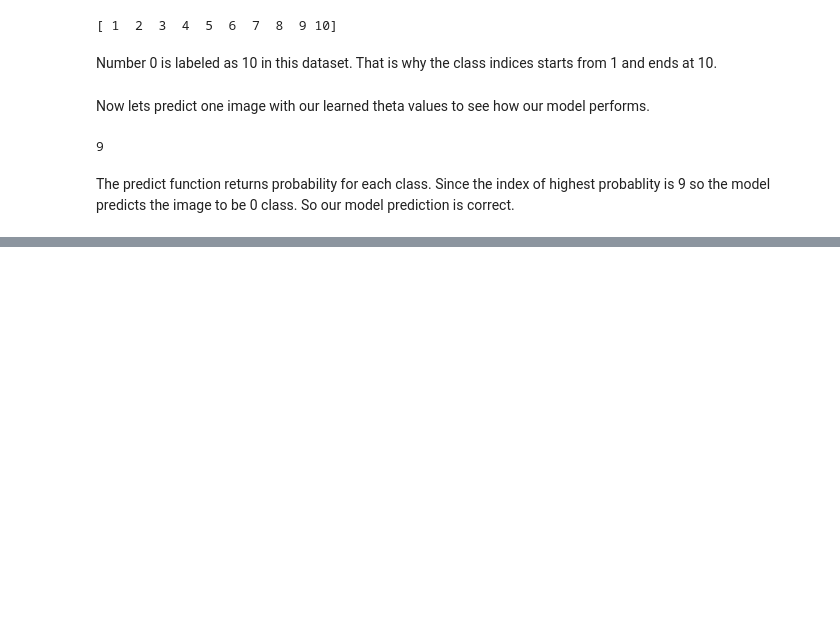
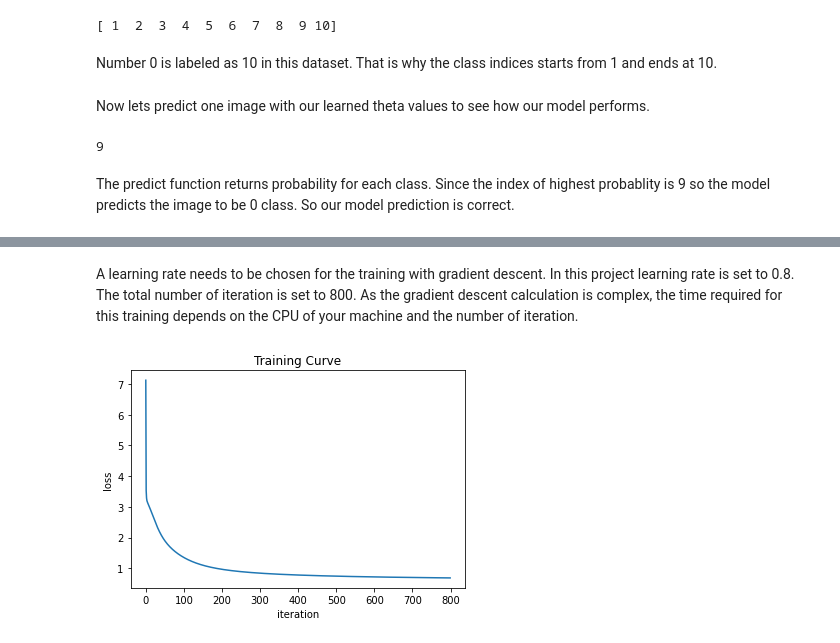
Before and after one commit to shamimtowhid/traditional_ML, a Jupyter notebook: Examples.ipynb, the cells around one changed output, grey strips where cells are left out. Cells and saved outputs as stored; diff of their text form; code cells hidden in the pictures; blank space fills up the shorter version.

Commit message:
completed the Neural Network Project

```diff
--- a/Examples.ipynb
+++ b/Examples.ipynb
@@ -349,0 +369,4 @@ The predict function returns probability for each class. Since the index of high
+# %%
+input_layer_size=400
+hidden_layer_size=25
+num_labels=10
@@ -349,0 +382,22 @@ The predict function returns probability for each class. Since the index of high
+# %%
+theta1 = tml.neural_network.rand_init_weight(input_layer_size, hidden_layer_size)
+theta2 = tml.neural_network.rand_init_weight(hidden_layer_size, num_labels)
+nn_params = np.append(theta1.flatten(), theta2.flatten())
+# %% [markdown]
+A learning rate needs to be chosen for the training with gradient descent. In this project learning rate is set to 0.8. The total number of iteration is set to 800. As the gradient descent calculation is complex, the time required for this training depends on the CPU of your machine and the number of iteration.
+# %%
+# set training params
+learning_rate = 0.8
+iteration = 800
+lamda = 3 # regularized parameters
+# %%
+theta, loss_history = tml.neural_network.optimize_theta(X, y, nn_params, learning_rate, iteration,
+                                                         lamda, input_layer_size,
+                                                         hidden_layer_size, num_labels)
+# unrolling theta
+theta1 = theta[:((input_layer_size+1) * hidden_layer_size)].reshape(hidden_layer_size,input_layer_size+1)
+theta2 = theta[((input_layer_size +1)* hidden_layer_size ):].reshape(num_labels,hidden_layer_size+1)
+# %%
+tml.plot(loss_history, xlabel="iteration", ylabel="loss", title="Training Curve")
+# %% [output]
+[figure, added]
```
Also changed, not shown: parts of 11 cells of this notebook.
